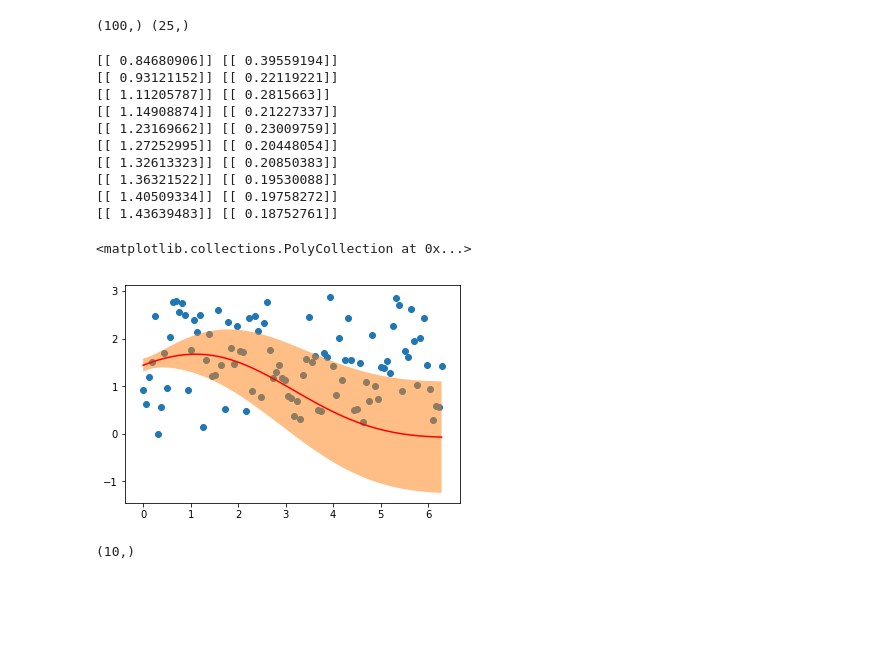
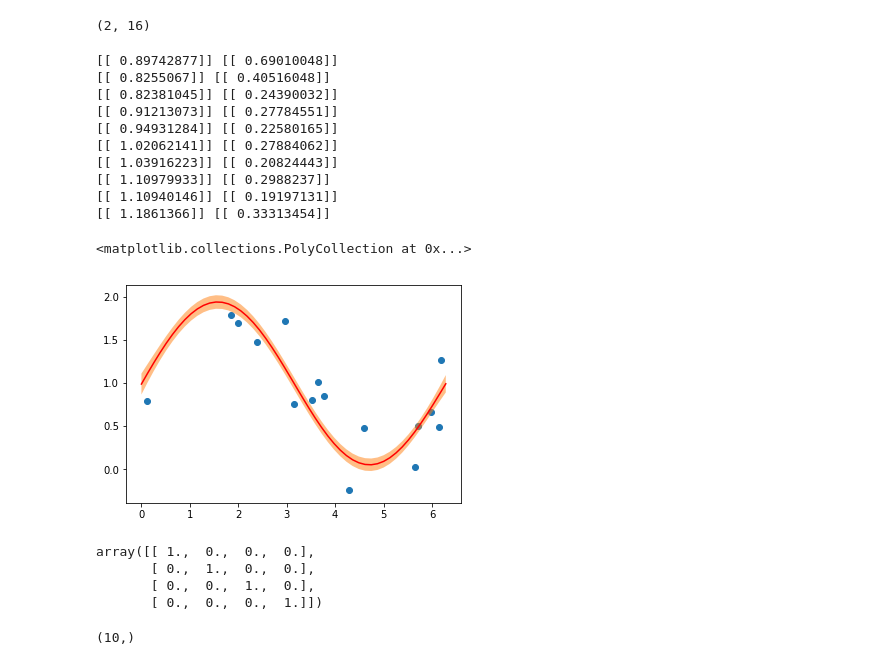
Before and after one commit to uema/gp-scratch, a Jupyter notebook: gp-scratch_hyp.ipynb, the cells around one changed output. Saved outputs shown, nothing was run; the diff lists cells and outputs as text; code cells hidden in the pictures; blank space fills up the shorter version.

```diff
--- a/gp-scratch_hyp.ipynb
+++ b/gp-scratch_hyp.ipynb
@@ -11,9 +15,9 @@ import numpy as np
 import matplotlib.pyplot as plt
 %matplotlib inline
 # %%
-inv = lambda X: np.linalg.inv(X)
+#inv = lambda X: np.linalg.inv(X)
 
-norm = lambda x: np.linalg.norm(x)
+#norm = lambda x: np.linalg.norm(x)
 
 def kernel(x, y, a=1, b=1):
     return a*np.exp(-b*0.5*norm(x-y)**2)
@@ -58,13 +62,12 @@ sg = 1 # yの分散(適当)
 a, b = 1, 1 # カーネルのパラメータ(適当)
 lr = 0.1 # 学習率(適当)
 """
-def train(X, Xh, y, sg=0.1, a=1, b=1, lr=0.1, epoch=50):
+def train(X, Xh, y, sg=0.1, a=1, b=1, lr=0.01, epoch=50):
     for i in range(epoch):
         # カーネル計算
         Cm = inv(K(X, a, b)+sg*np.eye(X.shape[1],X.shape[1]))
         kv = k(Xh, X, a, b)
         kh = k_(Xh, a, b)
-
         # ハイパーパラメータの更新
         GA, GB = grad(X, a, b)
         a += lr*update(y, Cm, GA)
@@ -79,44 +84,61 @@ def train(X, Xh, y, sg=0.1, a=1, b=1, lr=0.1, epoch=50):
 # %%
-num = 100
-data = np.array([np.linspace(0,2*np.pi,num),np.linspace(0,2*np.pi,num)])
-ran = np.random.rand(data.shape[1])
-target = np.sin(data[0,:])+np.cos(data[1,:])+ran
+num = 1000
+data = np.array([2*np.pi*np.random.rand(num), 2*np.pi*np.random.rand(num)])
+target = np.sin(data[0,:])+np.cos(data[1,:])+np.random.rand(data.shape[1])
 
 # 学習用データ
-sample_num = 100
+sample_num = 300
 sample = random.sample(range(data.shape[1]),k=data.shape[1])
 X = data[0:2, sample[:sample_num]]
 y = target[sample[:sample_num]].reshape(-1,1)
 
 # 予測用データ
-Xh = np.array([np.linspace(0,2*np.pi,num), np.zeros(num)])
+num_pred = 50
+Xh = np.array([np.linspace(0,2*np.pi,num_pred), np.ones(num_pred)])
-# %%
-y_true = np.sin(data[0,:])+np.cos(np.zeros(num))+np.random.rand(data.shape[1])
-print(y_true.shape, X[0,:].shape)
-# %% [output]
-(100,) (25,)
+# %%
+Xt = []
+yt = []
+for x, y_ in zip(X.T, y):
+    x1, x2 = x
+    if x2 > 0.9 and x2 < 1.1:
+        Xt.append([x1, x2])
+        yt.append(y_)
+Xt = np.array(Xt).T
+yt = np.array(yt)
+Xt.shape
+# %% [output]
+(2, 16)
 # %%
 # 学習(パラメータは適当)
 yh_mean, yh_std = train(X, Xh, y, epoch = 10)
 
-# plot
+# 予測
 plt.plot(Xh[0,:],yh_mean,c="red")
-y_true = np.sin(data[0,:])+np.cos(np.zeros(num))+ran
-plt.scatter(X[0,:], y_true)
+# 教師データ
+plt.scatter(Xt[0,:], yt)
+# 標準偏差を可視化
 plt.fill_between(Xh[0,:], (yh_mean-yh_std).reshape(-1,), (yh_mean+yh_std).reshape(-1,), alpha=0.5)
 # %% [output]
-[[ 0.84680906]] [[ 0.39559194]]
-[[ 0.93121152]] [[ 0.22119221]]
-[[ 1.11205787]] [[ 0.2815663]]
-[[ 1.14908874]] [[ 0.21227337]]
-[[ 1.23169662]] [[ 0.23009759]]
-[[ 1.27252995]] [[ 0.20448054]]
-[[ 1.32613323]] [[ 0.20850383]]
-[[ 1.36321522]] [[ 0.19530088]]
-[[ 1.40509334]] [[ 0.19758272]]
-[[ 1.43639483]] [[ 0.18752761]]
+[[ 0.89742877]] [[ 0.69010048]]
+[[ 0.8255067]] [[ 0.40516048]]
+[[ 0.82381045]] [[ 0.24390032]]
+[[ 0.91213073]] [[ 0.27784551]]
+[[ 0.94931284]] [[ 0.22580165]]
+[[ 1.02062141]] [[ 0.27884062]]
+[[ 1.03916223]] [[ 0.20824443]]
+[[ 1.10979933]] [[ 0.2988237]]
+[[ 1.10940146]] [[ 0.19197131]]
+[[ 1.1861366]] [[ 0.33313454]]
 <matplotlib.collections.PolyCollection at 0x...>
-[figure, old version]
+[figure, new version]
+# %%
+
+np.eye(4)#_like(np.array([1,1]))
+# %% [output]
+array([[ 1.,  0.,  0.,  0.],
+       [ 0.,  1.,  0.,  0.],
+       [ 0.,  0.,  1.,  0.],
+       [ 0.,  0.,  0.,  1.]])
 # %%
 from sklearn.datasets import load_boston
 
```
Also changed, not shown: parts of 3 cells of this notebook.
